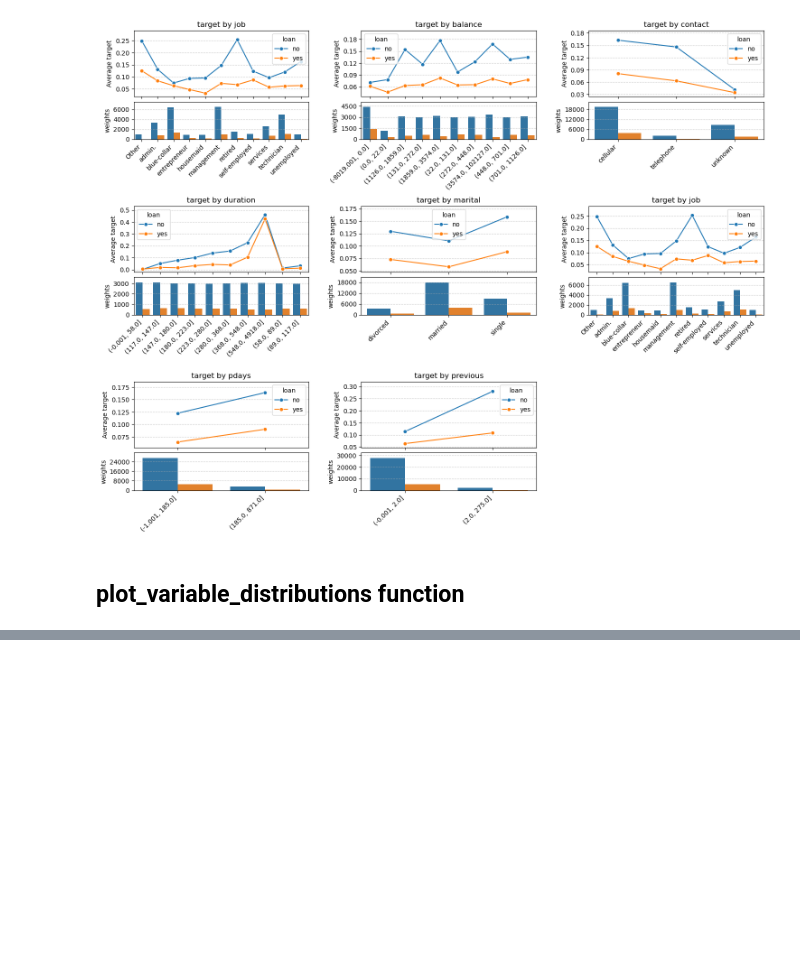
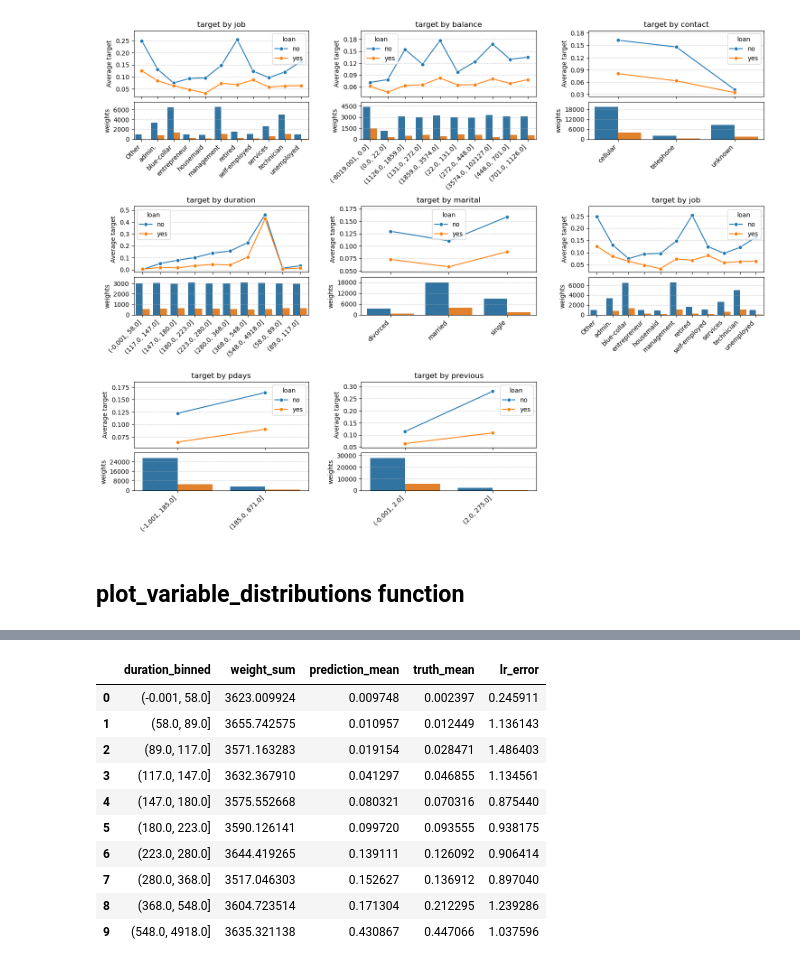
Before and after one commit to asacco-97/analysis_tools, a Jupyter notebook: notebooks/eda_example.ipynb, the cells around one changed output, grey strips where cells are left out. Drawn from its saved outputs; the diff is of its cells as text; code cells hidden in the pictures; blank space fills up the shorter version.

```diff
--- a/notebooks/eda_example.ipynb
+++ b/notebooks/eda_example.ipynb
@@ -75,0 +234,14 @@ f.plot_variable_distributions(df, predictors, bins=30)
+# %%
+tabs["duration"]
+# %% [output]
+|  | duration_binned | weight_sum | prediction_mean | truth_mean | lr_error |
+| 0 | (-0.001, 58.0] | 3623.009924 | 0.009748 | 0.002397 | 0.245911 |
+| 1 | (58.0, 89.0] | 3655.742575 | 0.010957 | 0.012449 | 1.136143 |
+| 2 | (89.0, 117.0] | 3571.163283 | 0.019154 | 0.028471 | 1.486403 |
+| 3 | (117.0, 147.0] | 3632.367910 | 0.041297 | 0.046855 | 1.134561 |
+| 4 | (147.0, 180.0] | 3575.552668 | 0.080321 | 0.070316 | 0.875440 |
+| 5 | (180.0, 223.0] | 3590.126141 | 0.099720 | 0.093555 | 0.938175 |
+| 6 | (223.0, 280.0] | 3644.419265 | 0.139111 | 0.126092 | 0.906414 |
+| 7 | (280.0, 368.0] | 3517.046303 | 0.152627 | 0.136912 | 0.897040 |
+| 8 | (368.0, 548.0] | 3604.723514 | 0.171304 | 0.212295 | 1.239286 |
+| 9 | (548.0, 4918.0] | 3635.321138 | 0.430867 | 0.447066 | 1.037596 |
```
Also changed, not shown: parts of 10 cells of this notebook.
